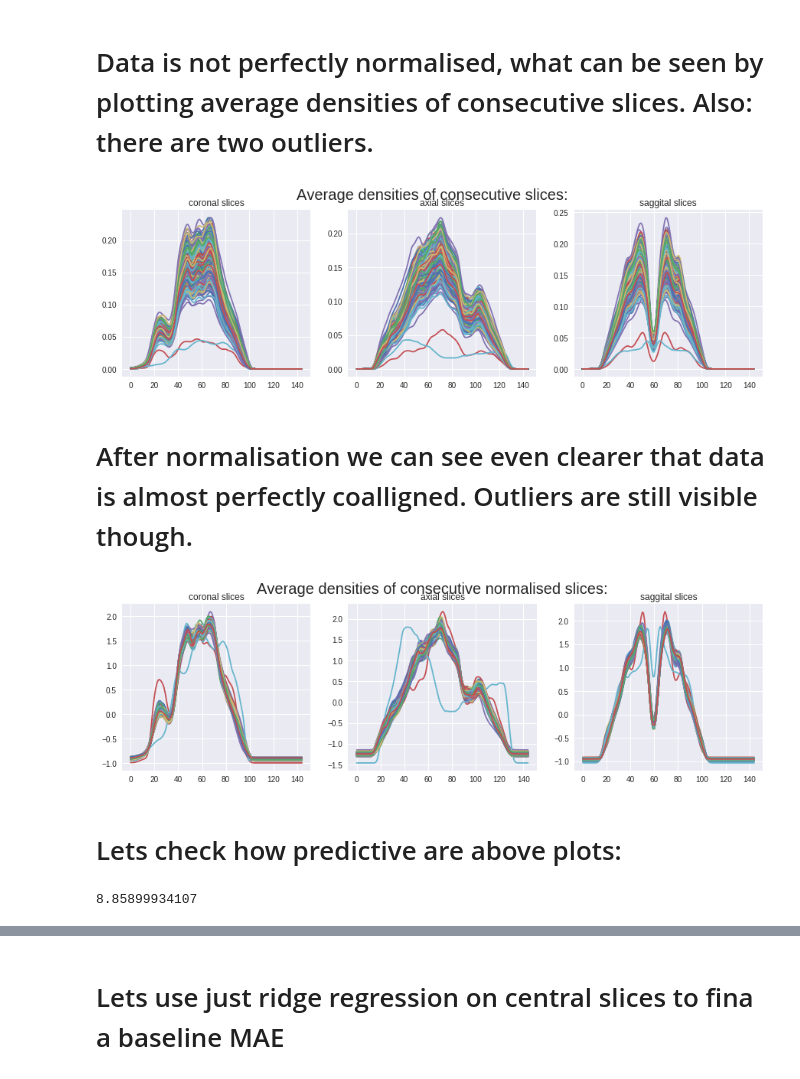
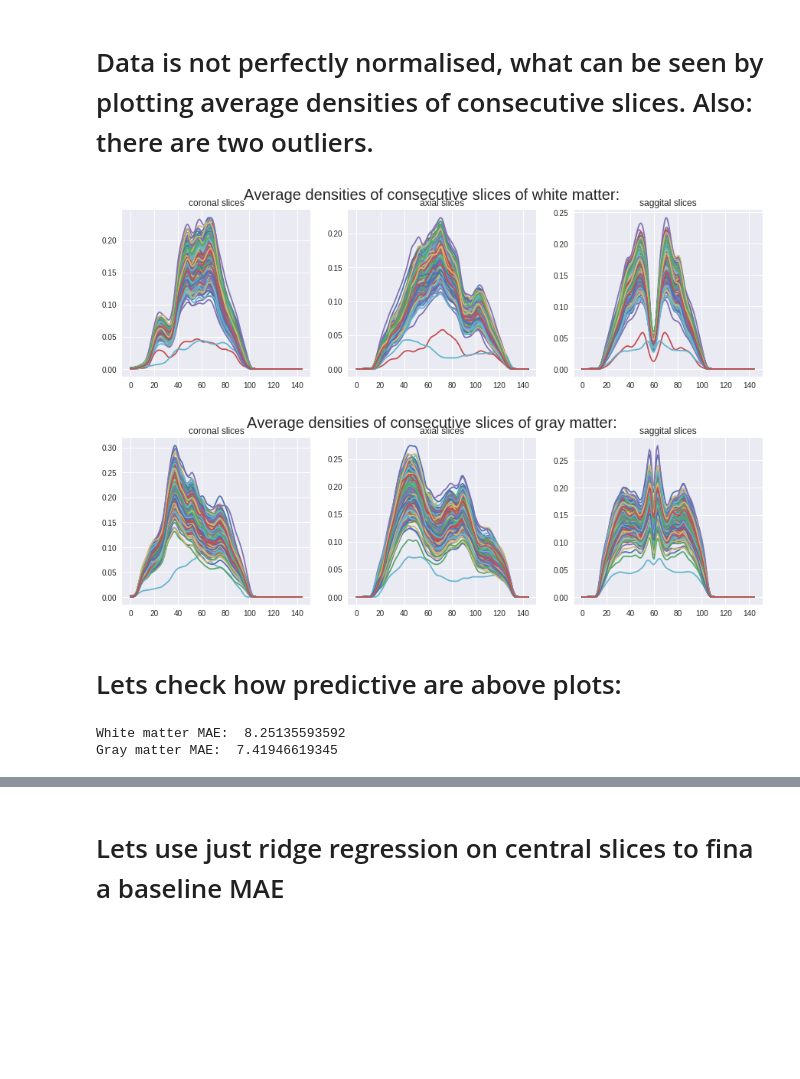
Before and after one commit to SebastianPopescu/Brainhack2017, a Jupyter notebook: BrainHack EDA.ipynb, the cells around one changed output, grey strips where cells are left out. Drawn from its saved outputs; the diff is of its cells as text; code cells hidden in the pictures; blank space fills up the shorter version.

```diff
--- a/BrainHack EDA.ipynb
+++ b/BrainHack EDA.ipynb
@@ -52,8 +69,10 @@ plt.show()
 rcParams['figure.figsize'] = 15, 15
 
 f, ax = plt.subplots(4,4)
-for sub in range(16):
-    sns.heatmap(data[sub,:,60,:], cmap = 'gray', xticklabels = False, yticklabels = False, ax = ax[sub//4, sub%4],
-                cbar = False)
+for sub in range(8):
+    sns.heatmap(data[sub,:,60,:,0], cmap = 'gray', xticklabels = False, yticklabels = False,
+                ax = ax[sub//2, (2*sub)%4], cbar = False)
+    sns.heatmap(data[sub,:,60,:,1], cmap = 'gray', xticklabels = False, yticklabels = False,
+                ax = ax[sub//2, (2*sub+1)%4], cbar = False)
 plt.show()
 # %% [output]
@@ -61,43 +80,39 @@ plt.show()
 # %%
 #averaging densities on consecutive slices
-n_subjects = len(files)
-averaged_densities = np.zeros((n_subjects, 145, 3))
+n_subjects = len(files_wm)
+averaged_densities = np.zeros((n_subjects, 145, 3, 2))
 
 for sub in range(n_subjects):
-    averaged_densities[sub, :121, 0] = np.mean(data[sub,...],(0,1))
-    averaged_densities[sub, :, 1] = np.mean(data[sub,...],(0,2))
-    averaged_densities[sub, :121, 2] = np.mean(data[sub,...],(1,2))
+    averaged_densities[sub, :121, 0, :] = np.mean(data[sub,...],(0,1))
+    averaged_densities[sub, :, 1, :] = np.mean(data[sub,...],(0,2))
+    averaged_densities[sub, :121, 2, :] = np.mean(data[sub,...],(1,2))
 # %% [markdown]
 # Data is not perfectly normalised, what can be seen by plotting average densities of consecutive slices. Also: there are two outliers.
 # %%
 rcParams['figure.figsize'] = 15,4
 
 f, ax = plt.subplots(1,3)
 labels = ['coronal slices', 'axial slices', 'saggital slices']
 for i in range(3):
-    ax[i].plot(averaged_densities[:,:,i].T)
+    ax[i].plot(averaged_densities[:,:,i,0].T)
     ax[i].set_title(labels[i])
 
-plt.suptitle('Average densities of consecutive slices:', fontsize=20)
+plt.suptitle('Average densities of consecutive slices of white matter:', fontsize=20)
+plt.show()
 
+rcParams['figure.figsize'] = 15,4
+
+f, ax = plt.subplots(1,3)
+labels = ['coronal slices', 'axial slices', 'saggital slices']
+for i in range(3):
+    ax[i].plot(averaged_densities[:,:,i,1].T)
+    ax[i].set_title(labels[i])
+
+plt.suptitle('Average densities of consecutive slices of gray matter:', fontsize=20)
 plt.show()
 # %% [output]
-[figure, old version]
+[figure, new version]
+[figure, added]
-# %% [markdown]
-# After normalisation we can see even clearer that data is almost perfectly coalligned. Outliers are still visible though.
-# %%
-rcParams['figure.figsize'] = 15,4
-
-f, ax = plt.subplots(1,3)
-for i in range(3):
-    ax[i].plot(scale(averaged_densities[:,:,i], axis = 1).T)
-    ax[i].set_title(labels[i])
-
-plt.suptitle('Average densities of consecutive normalised slices:', fontsize=20)
-
-plt.show()
-# %% [output]
-[figure, removed]
 # %% [markdown]
 # Lets check how predictive are above plots:
 # %%
@@ -109,16 +121,19 @@ for i in range(3):
 # %%
-model = Ridge(10**(-4))
-n_folds = 2
+model = Ridge(10**(-3))
+n_folds = 10
 predicted_ages = np.zeros(len(ages))
 kf = KFold(n_folds)
 parameters = np.zeros((n_folds, density_features.shape[1]))
 
-counter = 0
-for i_train, i_test in tqdm(kf.split(density_features, ages)):
-    model.fit(density_features[i_train,:], np.array(ages)[i_train])
-    predicted_ages[i_test] = model.predict(density_features[i_test,:])
-    parameters[counter, :] = model.coef_
-    counter += 1
-print(MAE(ages,predicted_ages))
+for i_train, i_test in kf.split(density_features, ages):
+    model.fit(density_features[i_train,:,0], np.array(ages)[i_train])
+    predicted_ages[i_test] = model.predict(density_features[i_test,:,0])
+print('White matter MAE: ', MAE(ages,predicted_ages))
+
+for i_train, i_test in kf.split(density_features, ages):
+    model.fit(density_features[i_train,:,1], np.array(ages)[i_train])
+    predicted_ages[i_test] = model.predict(density_features[i_test,:,1])
+print('Gray matter MAE: ', MAE(ages,predicted_ages))
 # %% [output]
-8.85899934107
+White matter MAE:  8.25135593592
+Gray matter MAE:  7.41946619345
```
Also changed, not shown: parts of 12 cells of this notebook, 3 other files.
